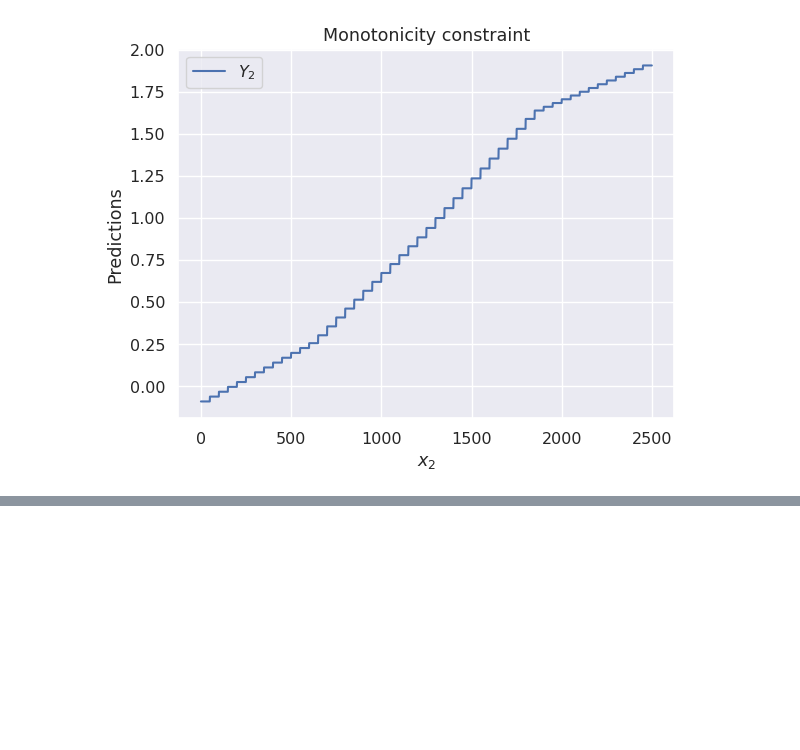
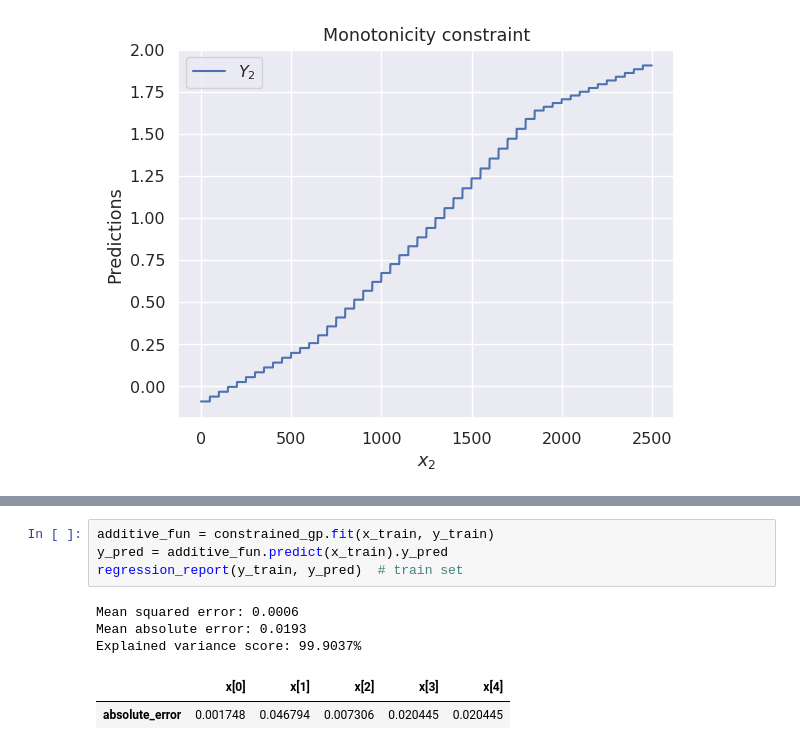
Before and after one commit to Algue-Rythme/MaxModeAdditiveGP, a Jupyter notebook: toy_tutorial.ipynb, the cells around one changed output, grey strips where cells are left out. Drawn from its saved outputs; the diff is of its cells as text; blank space fills up the shorter version.

```diff
--- a/toy_tutorial.ipynb
+++ b/toy_tutorial.ipynb
@@ -294,0 +316,10 @@ plt.legend()
+# %%
+additive_fun = constrained_gp.fit(x_train, y_train)
+y_pred = additive_fun.predict(x_train).y_pred
+regression_report(y_train, y_pred)  # train set
+# %% [output]
+Mean squared error: 0.0006
+Mean absolute error: 0.0193
+Explained variance score: 99.9037%
+|  | x[0] | x[1] | x[2] | x[3] | x[4] |
+| absolute_error | 0.001748 | 0.046794 | 0.007306 | 0.020445 | 0.020445 |
```
Also changed, not shown: parts of 9 cells of this notebook, 6 other files.
